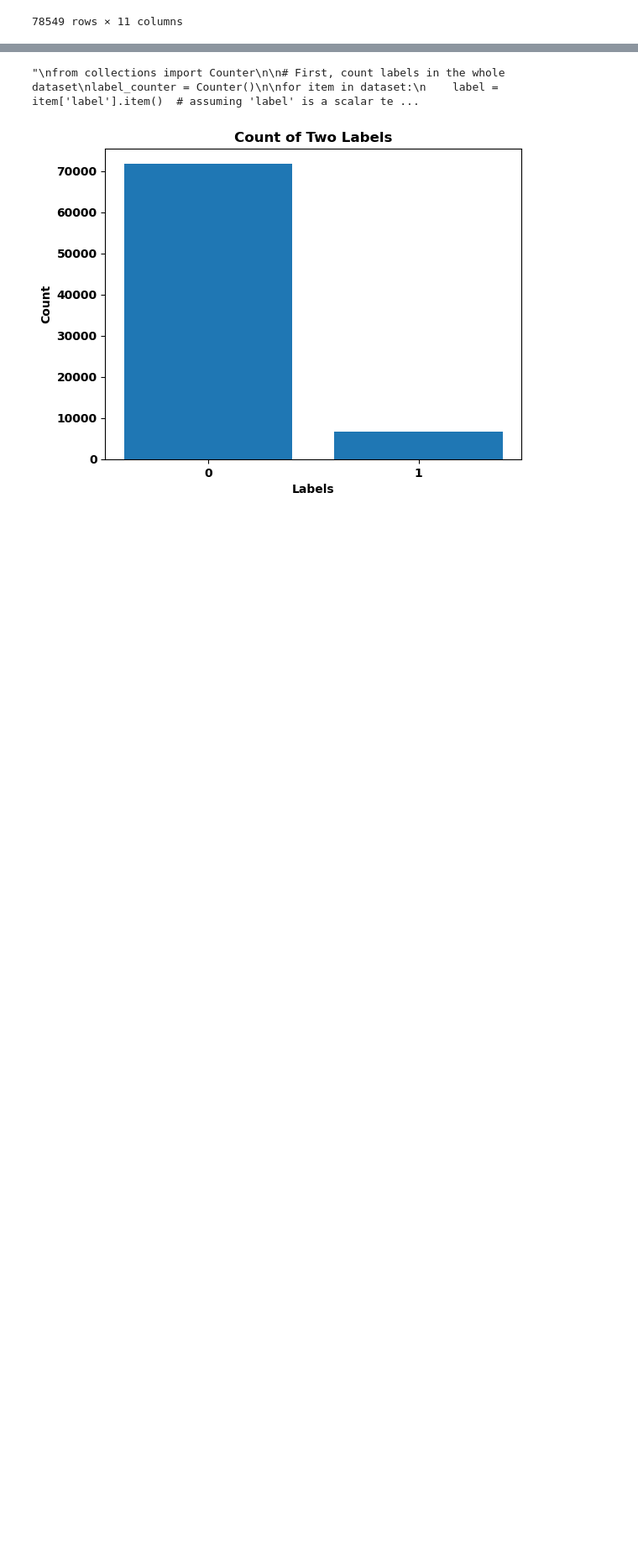
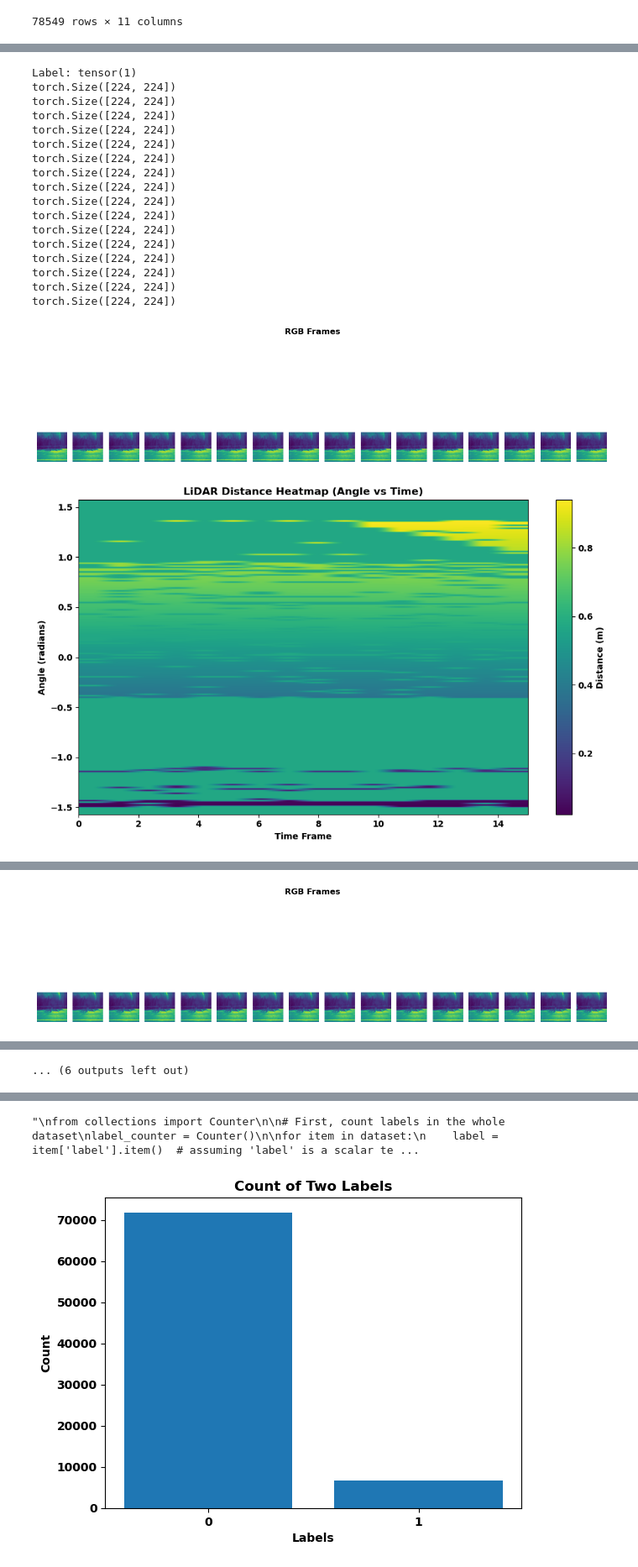
Before and after one commit to abdulmomen-ghalkha/blockage_pred, a Jupyter notebook: Preparing_datasets_BN.ipynb, the cells around one changed output, grey strips where cells are left out. Shown at 84% size. Drawn from its saved outputs; the diff is of its cells as text; code cells hidden in the pictures; blank space fills up the shorter version.

Commit message:
Check lidar dataset

```diff
--- a/Preparing_datasets_BN.ipynb
+++ b/Preparing_datasets_BN.ipynb
@@ -162,0 +165,76 @@ tensor(1)
+# %%
+import matplotlib.pyplot as plt
+import numpy as np
+import torch
+
+for _, batch in zip(range(6), loader):
+
+    rgb_frames = batch['rgb']      # shape: (batch_size, num_frames, channels, height, width)
+    lidar = batch['lidar']          # shape: (batch_size, num_frames, num_angles)
+    label = batch['label'][0]
+
+    print("Label:", label)
+
+    # === RGB Visualization ===
+    num_frames_to_plot = min(16, rgb_frames.shape[1]) # Ensure we don't exceed the number of frames
+    fig, axes = plt.subplots(1, num_frames_to_plot, figsize=(15, 5))
+
+    for i in range(num_frames_to_plot):
+        frame = rgb_frames[0, i]  # shape: (3, H, W)
+        print(frame.shape)
+        frame = frame.cpu().numpy() # shape: (H, W, 3)
+        frame = np.clip(frame, 0, 255).astype(np.uint8)
+        axes[i].imshow(frame)
+        axes[i].axis('off')
+
+    plt.suptitle("RGB Frames")
+    plt.show()
+
+    # === LiDAR Heatmap Visualization ===
+    lidar_seq = lidar[0].cpu().numpy()        # shape: (num_frames, num_angles)
+    lidar_heatmap = lidar_seq.T                # shape: (num_angles, num_frames)
+    num_angles = lidar_heatmap.shape[0]
+
+    # Placeholder for the actual angle range based on your LiDAR sensor
+    # Replace these with the correct min and max angle values (in radians)
+    min_angle_rad = -np.pi / 2
+    max_angle_rad = np.pi / 2
+
+    angle_range = np.linspace(min_angle_rad, max_angle_rad, num_angles)
+
+    plt.figure(figsize=(10, 6))
+    plt.imshow(
+        lidar_heatmap[:, :, 1],
+        aspect='auto',
+        origin='lower',
+        cmap='viridis',
+        extent=[0, lidar_heatmap.shape[1] - 1, angle_range[0], angle_range[-1]]
+    )
+    plt.colorbar(label='Distance (m)')
+    plt.xlabel('Time Frame')
+    plt.ylabel('Angle (radians)')
+    plt.title('LiDAR Distance Heatmap (Angle vs Time)')
+    plt.tight_layout()
+    plt.show()
+
+    #break
+# %% [output]
+Label: tensor(1)
+torch.Size([224, 224])
+torch.Size([224, 224])
+torch.Size([224, 224])
+torch.Size([224, 224])
+torch.Size([224, 224])
+torch.Size([224, 224])
+torch.Size([224, 224])
+torch.Size([224, 224])
+torch.Size([224, 224])
+torch.Size([224, 224])
+torch.Size([224, 224])
+torch.Size([224, 224])
+torch.Size([224, 224])
+torch.Size([224, 224])
+torch.Size([224, 224])
+torch.Size([224, 224])
+[figure, added]
+[figure, added]
@@ -162,0 +258 @@ tensor(1)
+[figure, added]
@@ -162,0 +298 @@ tensor(1)
+... (6 outputs left out)
```
Also changed, not shown: parts of 6 cells of this notebook.
